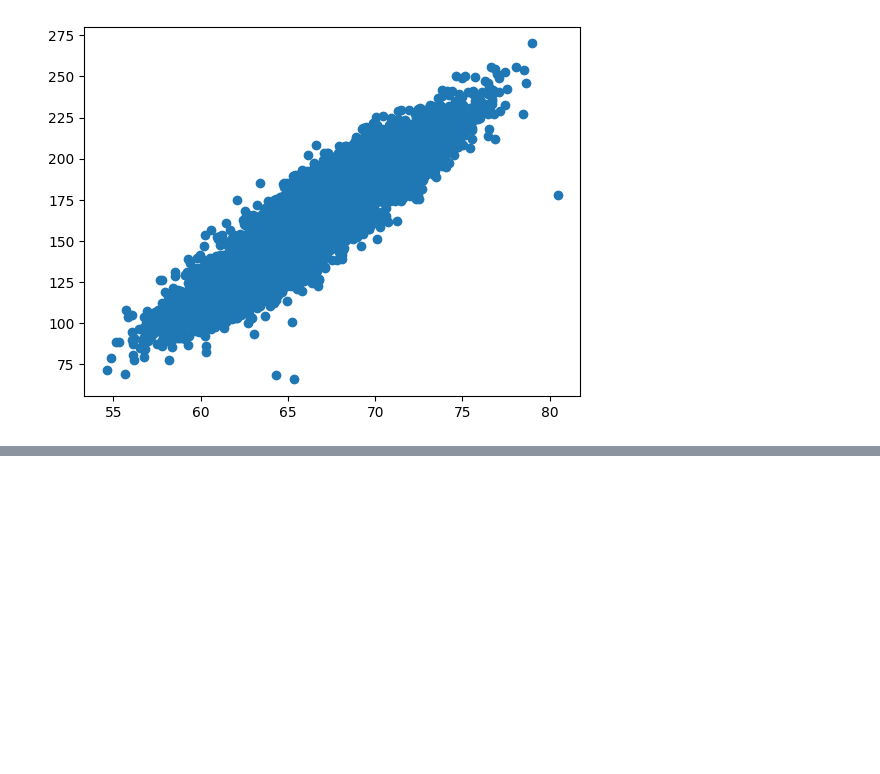
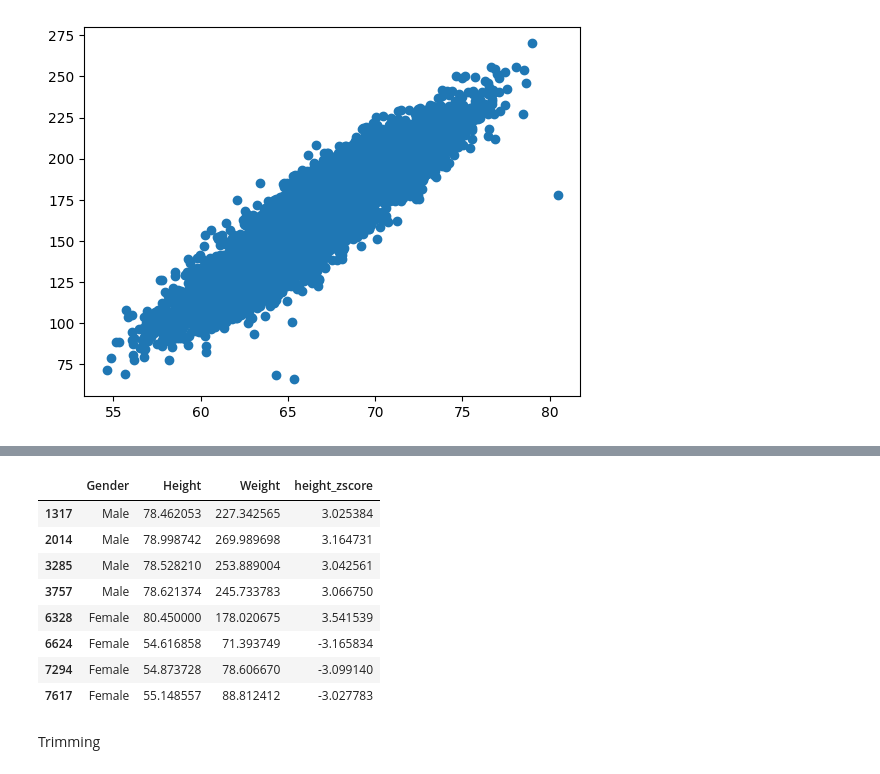
Before and after one commit to Mirazbd123/ML_Course, a Jupyter notebook: Assignment/outlier_detection_and_removal_using_z-score.ipynb, the cells around one changed output, grey strips where cells are left out. Drawn from its saved outputs; the diff is of its cells as text; code cells hidden in the pictures; blank space fills up the shorter version.

```diff
--- a/Assignment/outlier_detection_and_removal_using_z-score.ipynb
+++ b/Assignment/outlier_detection_and_removal_using_z-score.ipynb
@@ -63,0 +87,15 @@ plt.plot(df['Height'],df['Weight'],'o')
+# %%
+# Finding the outliers
+df[(df['height_zscore'] > 3) | (df['height_zscore'] < -3)]
+# %% [output]
+|  | Gender | Height | Weight | height_zscore |
+| 1317 | Male | 78.462053 | 227.342565 | 3.025384 |
+| 2014 | Male | 78.998742 | 269.989698 | 3.164731 |
+| 3285 | Male | 78.528210 | 253.889004 | 3.042561 |
+| 3757 | Male | 78.621374 | 245.733783 | 3.066750 |
+| 6328 | Female | 80.450000 | 178.020675 | 3.541539 |
+| 6624 | Female | 54.616858 | 71.393749 | -3.165834 |
+| 7294 | Female | 54.873728 | 78.606670 | -3.099140 |
+| 7617 | Female | 55.148557 | 88.812412 | -3.027783 |
+# %% [markdown]
+Trimming
```
Also changed, not shown: parts of 9 cells of this notebook.
